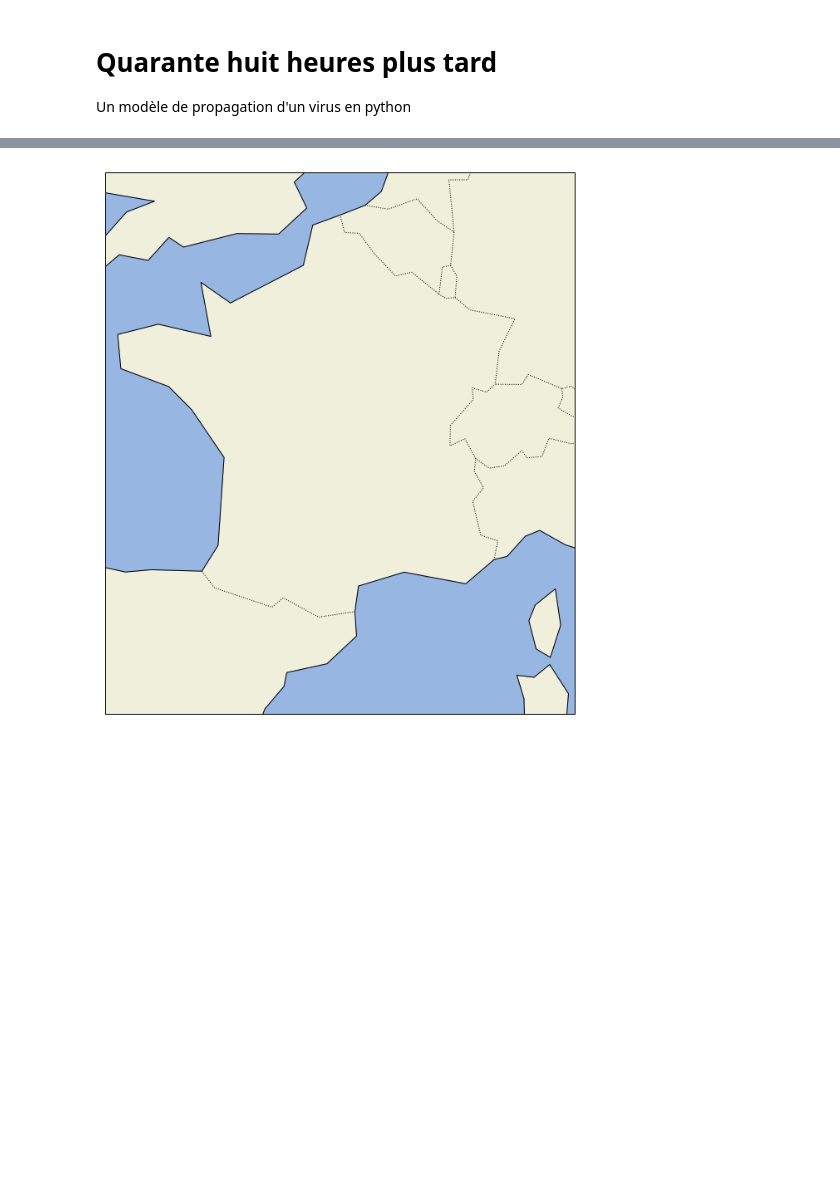
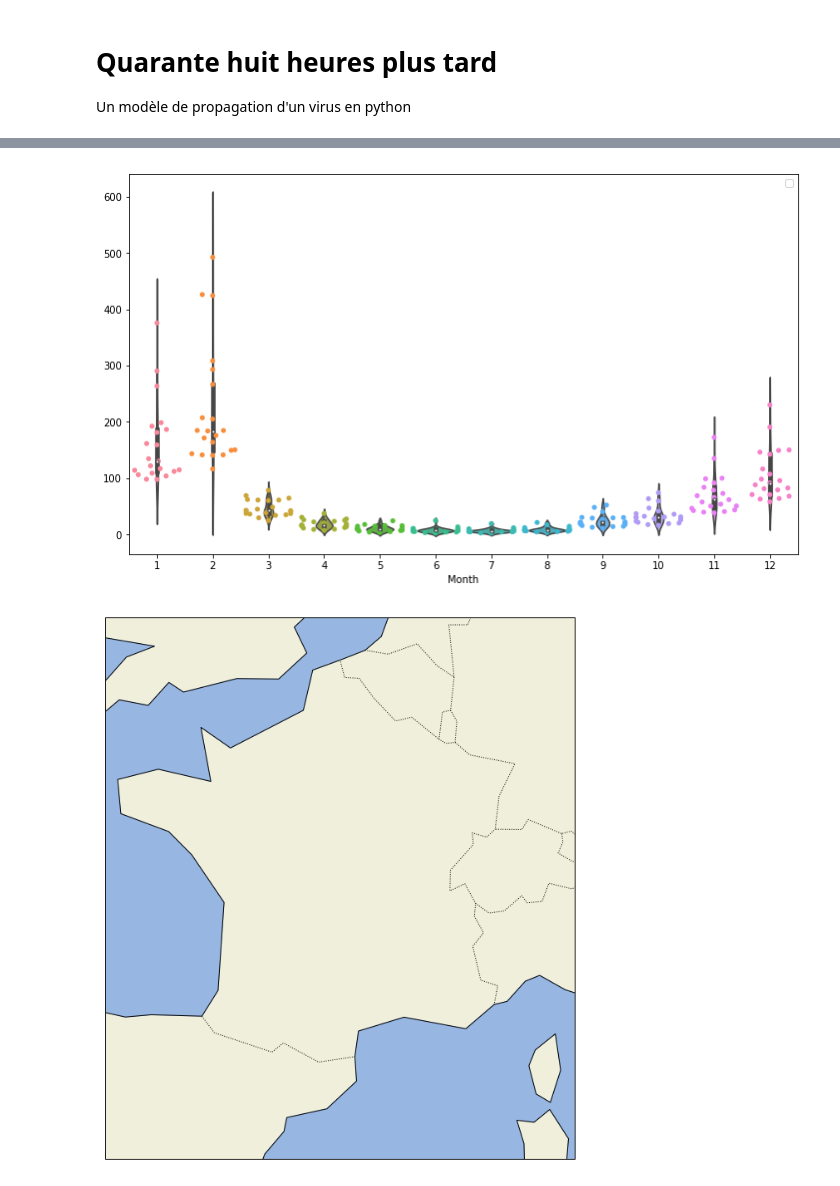
Before and after one commit to glyg/learn_jupyter, a Jupyter notebook: FortyEightHoursLater.ipynb, the cells around one changed output, grey strips where cells are left out. Saved outputs shown, nothing was run; the diff lists cells and outputs as text; code cells hidden in the pictures; blank space fills up the shorter version.

```diff
--- a/FortyEightHoursLater.ipynb
+++ b/FortyEightHoursLater.ipynb
@@ -32,3 +118,18 @@ cities[['lat', 'long']] = pop_centers
+# %%
+# I actually found a bug preparing this
+# https://github.com/mwaskom/seaborn/issues/1438
+
+monthly = ggle.groupby(ggle.index.month).mean()
+
+fig, ax = plt.subplots()
+sns.swarmplot(data=monthly.T, ax=ax)
+
+sns.violinplot(data=monthly.T, ax=ax)
+ax.set(xlabel='Month')
+ax.legend(labels=[])
+fig.set_size_inches(12, 7)
+# %% [output]
+[figure, added]
 # %%
 
 
```
Also changed, not shown: parts of 9 cells of this notebook, 3 other files.
